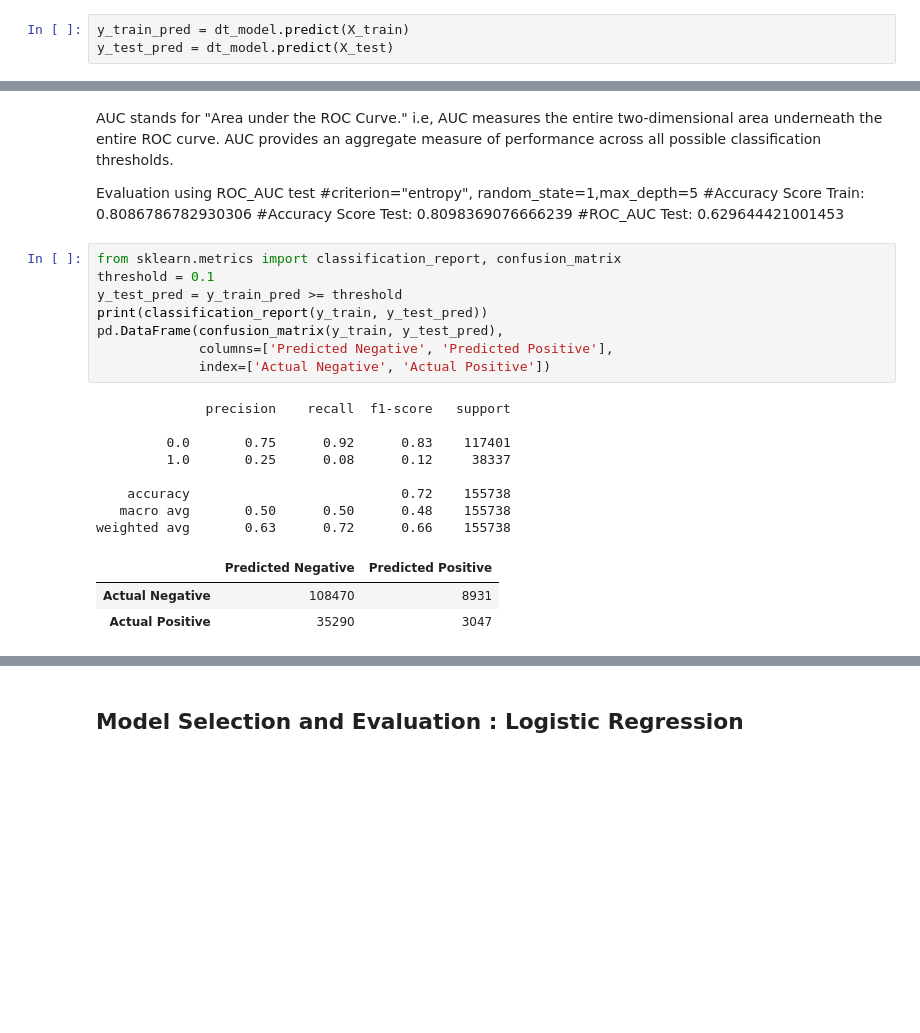
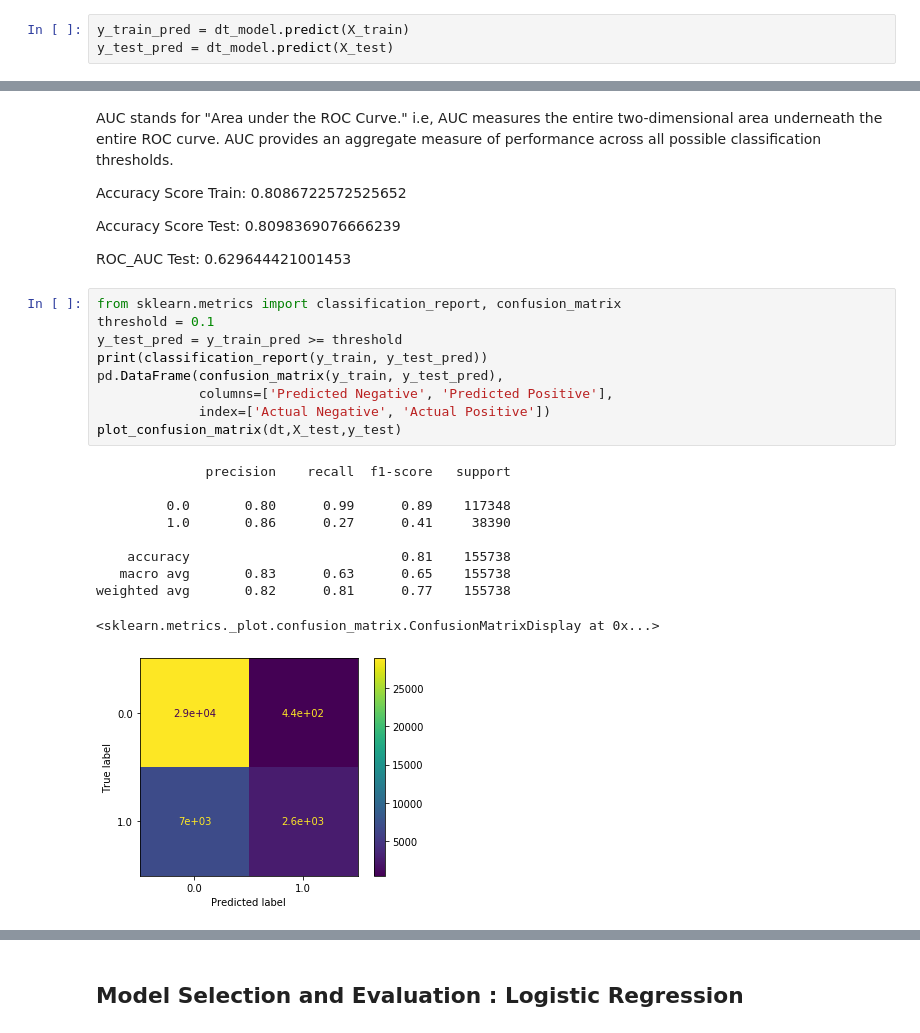
Before and after one commit to in04436r/Car-Crash-Severeity, a Jupyter notebook: Notebooks/Collision_Analysis_RE.ipynb, the cells around one changed output, grey strips where cells are left out. Drawn from its saved outputs; the diff is of its cells as text; blank space fills up the shorter version.

```diff
--- a/Notebooks/Collision_Analysis_RE.ipynb
+++ b/Notebooks/Collision_Analysis_RE.ipynb
@@ -349,31 +360,32 @@ ROC_AUC Test: 0.62773340370848
 # %% [markdown]
 AUC stands for "Area under the ROC Curve." i.e, AUC measures the entire two-dimensional area underneath the entire ROC curve. AUC provides an aggregate measure of performance across all possible classification thresholds.
 
-Evaluation using ROC_AUC test
-#criterion="entropy", random_state=1,max_depth=5
-#Accuracy Score Train: 0.8086786782930306
-#Accuracy Score Test: 0.8098369076666239
-#ROC_AUC Test: 0.629644421001453
+
+Accuracy Score Train: 0.8086722572525652
+
+Accuracy Score Test: 0.8098369076666239
+
+ROC_AUC Test: 0.629644421001453
 # %%
 from sklearn.metrics import classification_report, confusion_matrix
 threshold = 0.1
 y_test_pred = y_train_pred >= threshold
 print(classification_report(y_train, y_test_pred))
 pd.DataFrame(confusion_matrix(y_train, y_test_pred),
              columns=['Predicted Negative', 'Predicted Positive'],
              index=['Actual Negative', 'Actual Positive'])
+plot_confusion_matrix(dt,X_test,y_test)
 # %% [output]
               precision    recall  f1-score   support
 
-         0.0       0.75      0.92      0.83    117401
-         1.0       0.25      0.08      0.12     38337
+         0.0       0.80      0.99      0.89    117348
+         1.0       0.86      0.27      0.41     38390
 
-    accuracy                           0.72    155738
-   macro avg       0.50      0.50      0.48    155738
-weighted avg       0.63      0.72      0.66    155738
+    accuracy                           0.81    155738
+   macro avg       0.83      0.63      0.65    155738
+weighted avg       0.82      0.81      0.77    155738
-|  | Predicted Negative | Predicted Positive |
-| Actual Negative | 108470 | 8931 |
-| Actual Positive | 35290 | 3047 |
+<sklearn.metrics._plot.confusion_matrix.ConfusionMatrixDisplay at 0x...>
+[figure, added]
 # %%
 from sklearn.metrics import roc_auc_score, roc_curve
 fpr, tpr, thresholds = roc_curve(y_train, y_test_pred)
```
Also changed, not shown: parts of 27 cells of this notebook.
